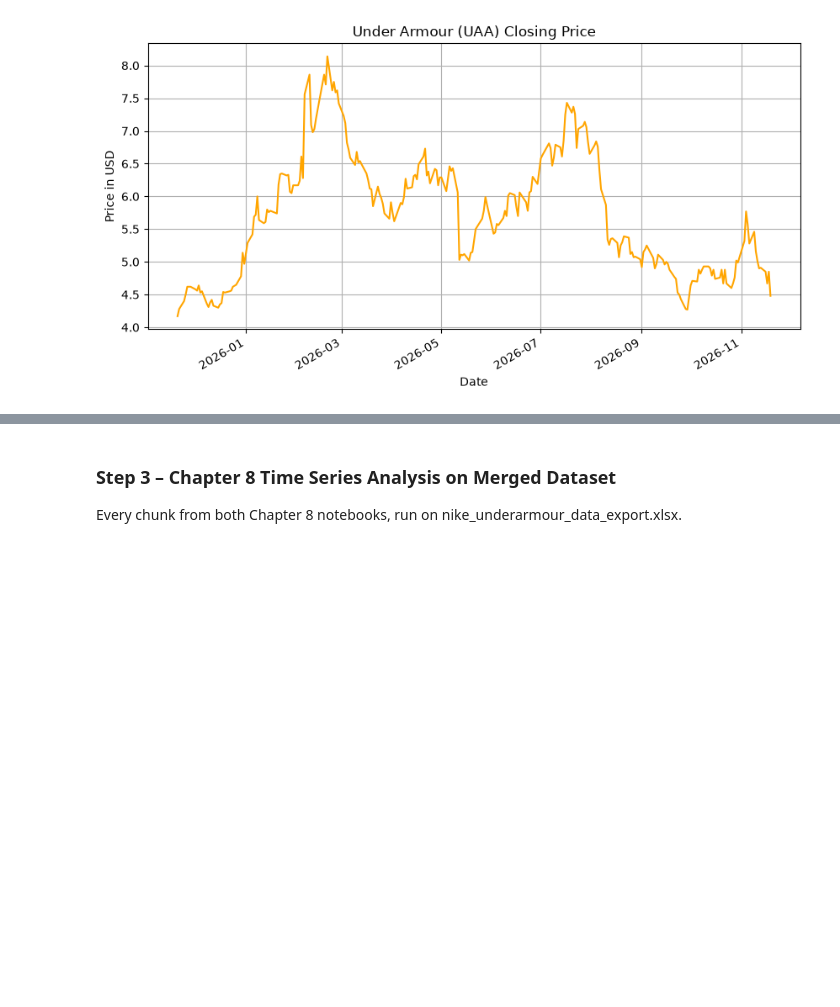
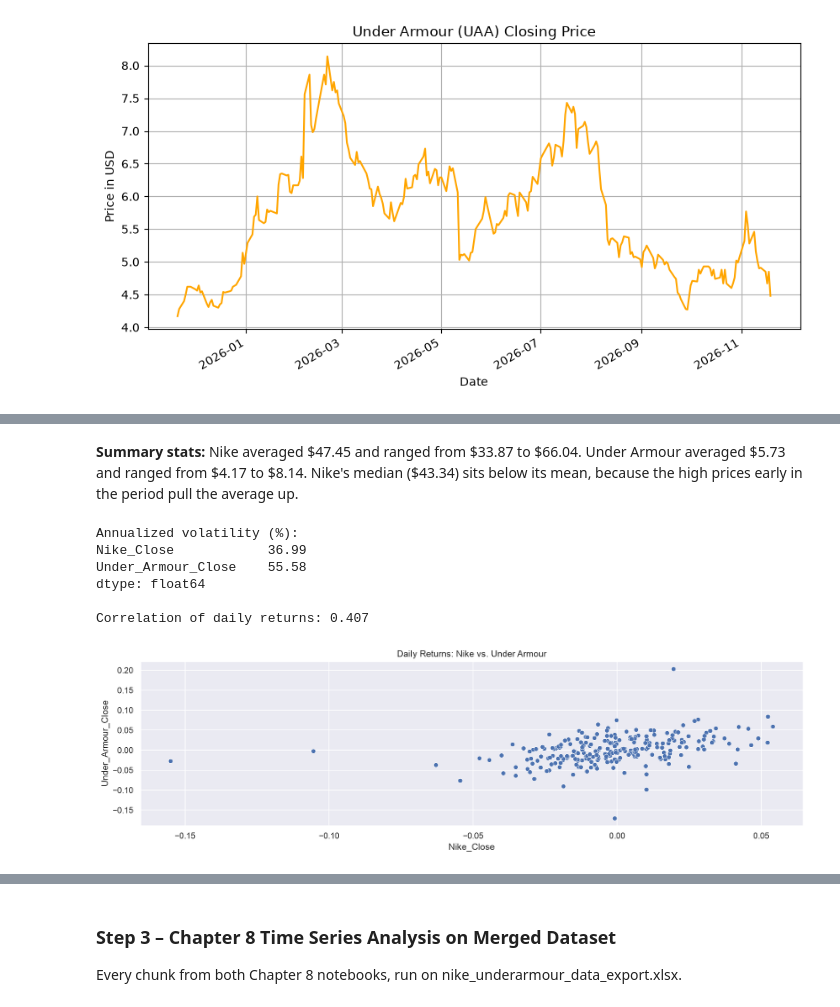
Before and after one commit to KyriansBetterCode/Chapter-8-Project, a Jupyter notebook: chapter8GroupProject.ipynb, the cells around one changed output, grey strips where cells are left out. Saved outputs shown, nothing was run; the diff lists cells and outputs as text; code cells hidden in the pictures; blank space fills up the shorter version.

```diff
--- a/chapter8GroupProject.ipynb
+++ b/chapter8GroupProject.ipynb
@@ -85,0 +129,23 @@ plt.show()
+# %% [markdown]
+**Summary stats:** Nike averaged \$47.45 and ranged from \$33.87 to \$66.04. Under Armour averaged \$5.73 and ranged from \$4.17 to \$8.14. Nike's median (\$43.34) sits below its mean, because the high prices early in the period pull the average up.
+# %%
+# 5. Daily returns, volatility, and correlation
+returns = combined_df.pct_change().dropna()
+
+print("Annualized volatility (%):")
+print((returns.std() * np.sqrt(252) * 100).round(2))
+
+print("\nCorrelation of daily returns:", round(returns.corr().iloc[0, 1], 3))
+
+sns.scatterplot(data=returns, x="Nike_Close", y="Under_Armour_Close")
+plt.title("Daily Returns: Nike vs. Under Armour")
+plt.grid(True)
+plt.show()
+# %% [output]
+Annualized volatility (%):
+Nike_Close            36.99
+Under_Armour_Close    55.58
+dtype: float64
+
+Correlation of daily returns: 0.407
+[figure, added]
```
Also changed, not shown: parts of 19 cells of this notebook.
